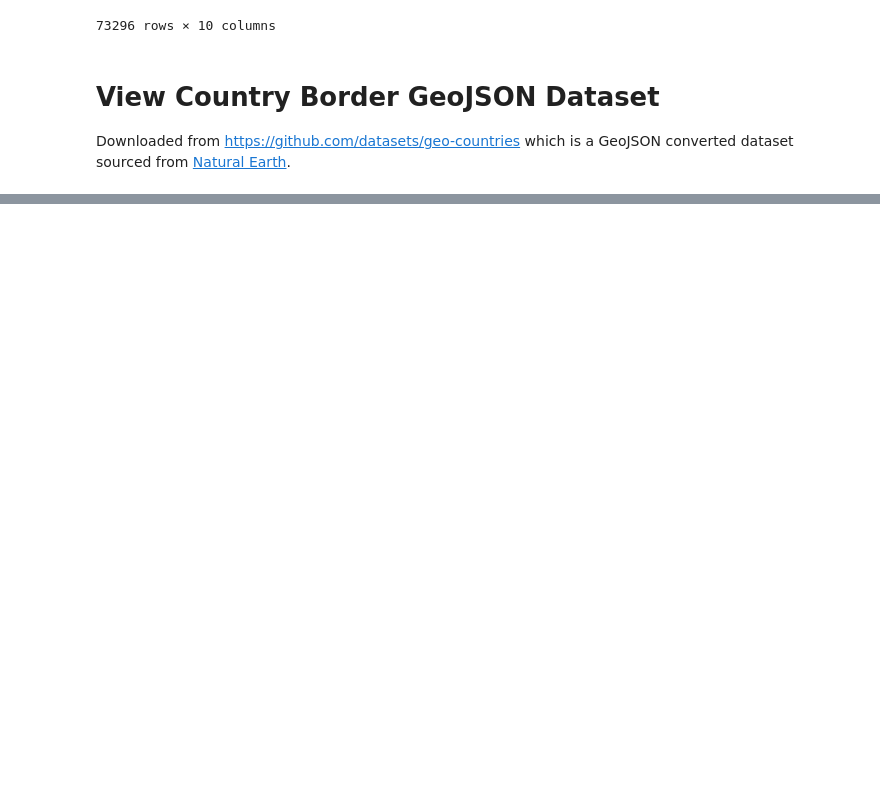
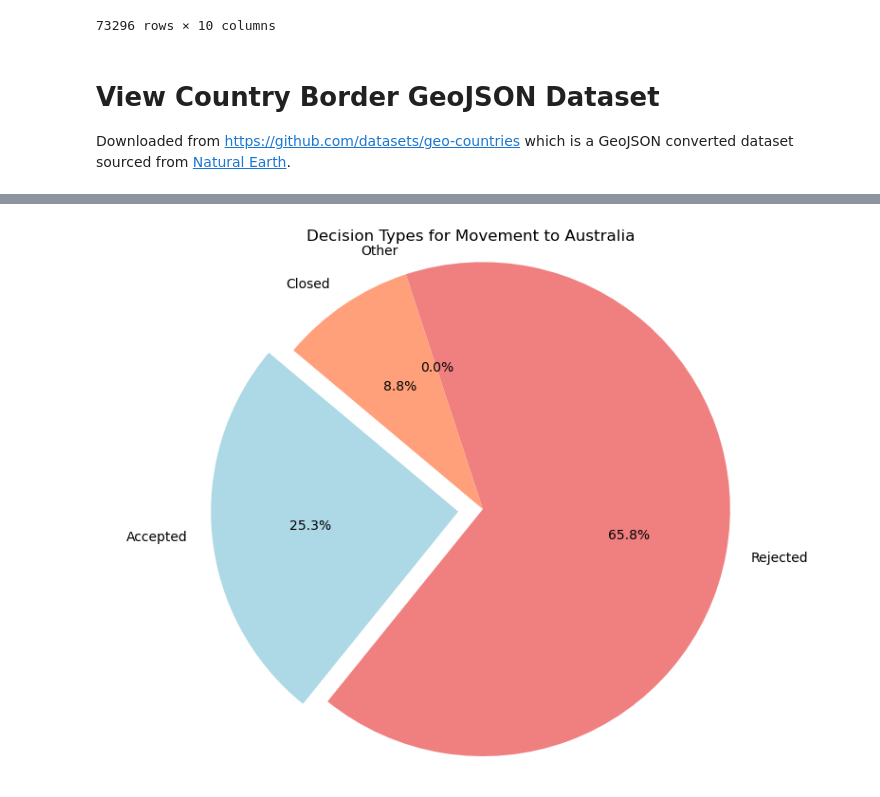
Before and after one commit to wrube/Project-3-Group-1, a Jupyter notebook: retrieve_view_data.ipynb, the cells around one changed output, grey strips where cells are left out. Saved outputs shown, nothing was run; the diff lists cells and outputs as text; code cells hidden in the pictures; blank space fills up the shorter version.

```diff
--- a/retrieve_view_data.ipynb
+++ b/retrieve_view_data.ipynb
@@ -90,0 +152,32 @@ countries.plot()
+# %%
+# Filter dataset for movement to Australia
+dataset_to_aus = [entry for entry in dataset_2008_2023 if entry['coa_iso'] == 'AUS']
+
+# Initialize counts for each decision type
+accepted_count = 0
+rejected_count = 0
+other_count = 0
+closed_count = 0
+
+# Aggregate counts for each decision type
+for entry in dataset_to_aus:
+    accepted_count += int(entry['dec_recognized'])
+    rejected_count += int(entry['dec_rejected'])
+    other_count += int(entry['dec_other'])
+    closed_count += int(entry['dec_closed'])
+
+# Data for the pie chart
+decision_types = ['Accepted', 'Rejected', 'Other', 'Closed']
+counts = [accepted_count, rejected_count, other_count, closed_count]
+colors = ['lightblue', 'lightcoral', 'lightgreen', 'lightsalmon']
+explode = (0.1, 0, 0, 0)  # Explode the first slice (Accepted)
+
+# Create the pie chart
+plt.figure(figsize=(8, 6))
+plt.pie(counts, labels=decision_types, colors=colors, explode=explode, autopct='%1.1f%%', startangle=140)
+plt.title('Decision Types for Movement to Australia')
+plt.axis('equal')  # Equal aspect ratio ensures that pie is drawn as a circle
+plt.tight_layout()
+plt.show()
+# %% [output]
+[figure, added]
```
Also changed, not shown: parts of 9 cells of this notebook.
